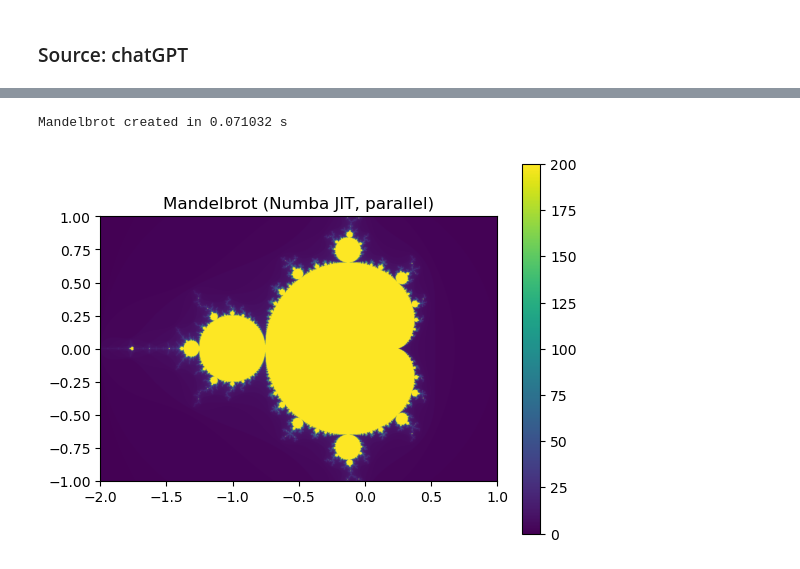
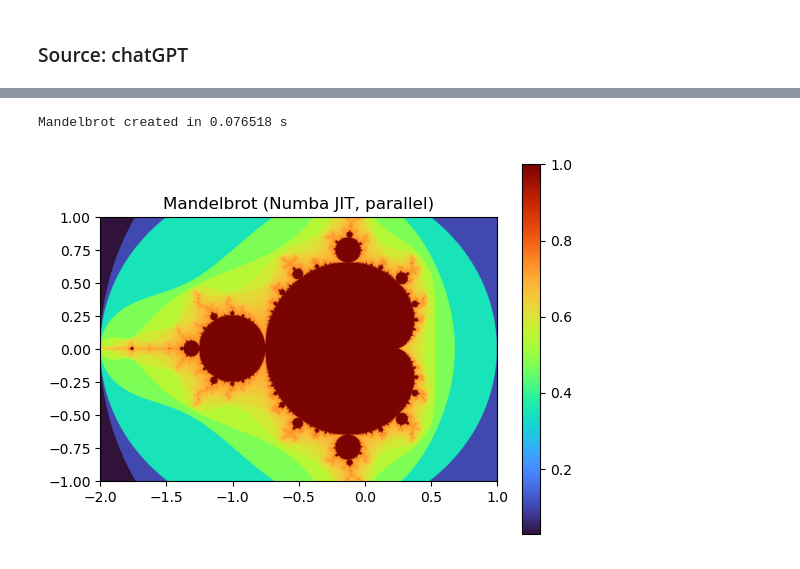
Before and after one commit to eandreas/fractalart, a Jupyter notebook: playgrounds/_performance.ipynb, the cells around one changed output, grey strips where cells are left out. Drawn from its saved outputs; the diff is of its cells as text; code cells hidden in the pictures.

```diff
--- a/playgrounds/_performance.ipynb
+++ b/playgrounds/_performance.ipynb
@@ -33,4 +53,11 @@ def create_fractal(min_x, max_x, min_y, max_y, image, iters):
       imag = min_y + y * pixel_size_y
       color = mandel(real, imag, iters)
       image[y, x] = color
+# %%
+def equalize_histogram(image):
+    """Apply histogram equalization to the image."""
+    flat = image.flatten()
+    hist, bins = np.histogram(flat, bins=512, density=True)
+    cdf = hist.cumsum() / hist.sum()  # Normalize to [0,1]
+    return np.interp(flat, bins[:-1], cdf).reshape(image.shape)
 # %%
@@ -169,13 +216,15 @@ def mandelbrot_numba(xmin, xmax, ymin, ymax, width, height, max_iter):
 # %%
 start = timer()
 img = mandelbrot_numba(-2.0, 1.0, -1.0, 1.0, 1536, 1024, 200)
 dt = timer() - start
 
+img = equalize_histogram(img)
+
 print("Mandelbrot created in %f s" % dt)
-plt.imshow(img, extent=[-2,1,-1,1], origin='lower')
+plt.imshow(img, extent=[-2,1,-1,1], origin='lower', cmap='turbo')
 plt.title("Mandelbrot (Numba JIT, parallel)")
 plt.colorbar()
 plt.show()
 # %% [output]
-Mandelbrot created in 0.071032 s
+Mandelbrot created in 0.076518 s
-[figure, old version]
+[figure, new version]
```
Also changed, not shown: parts of 9 cells of this notebook, 1 other file.
